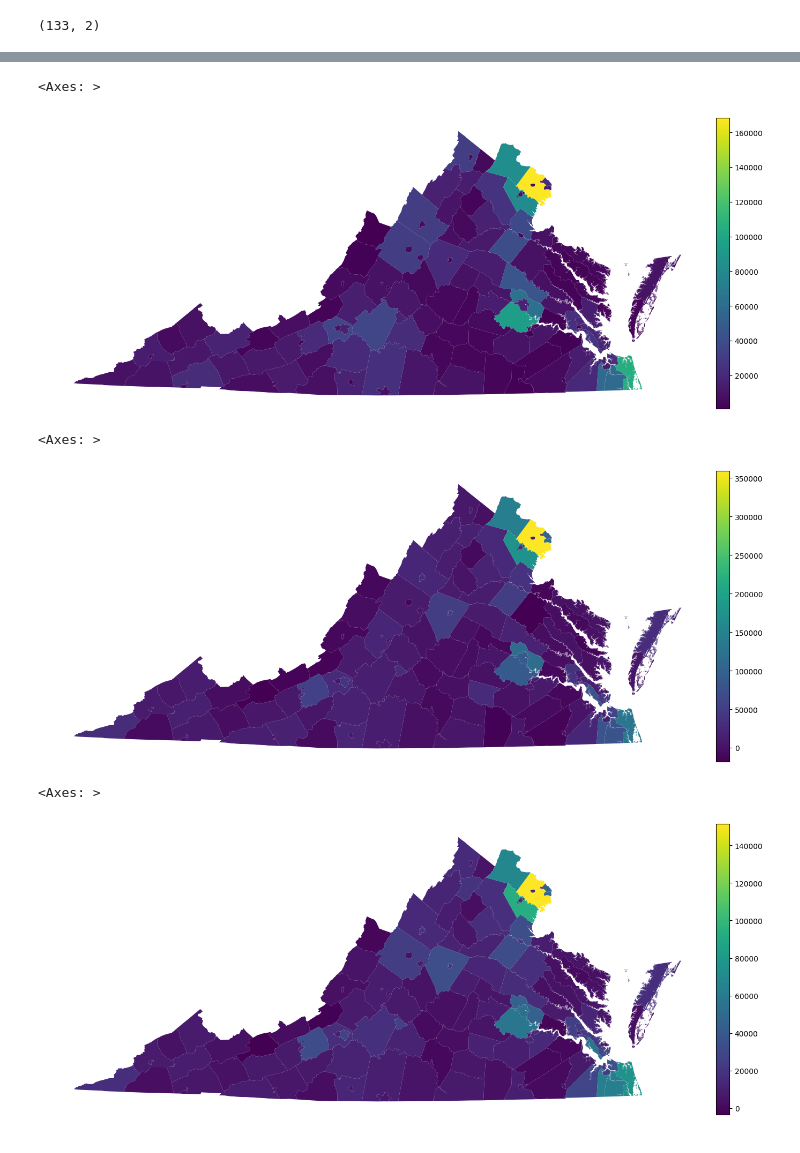
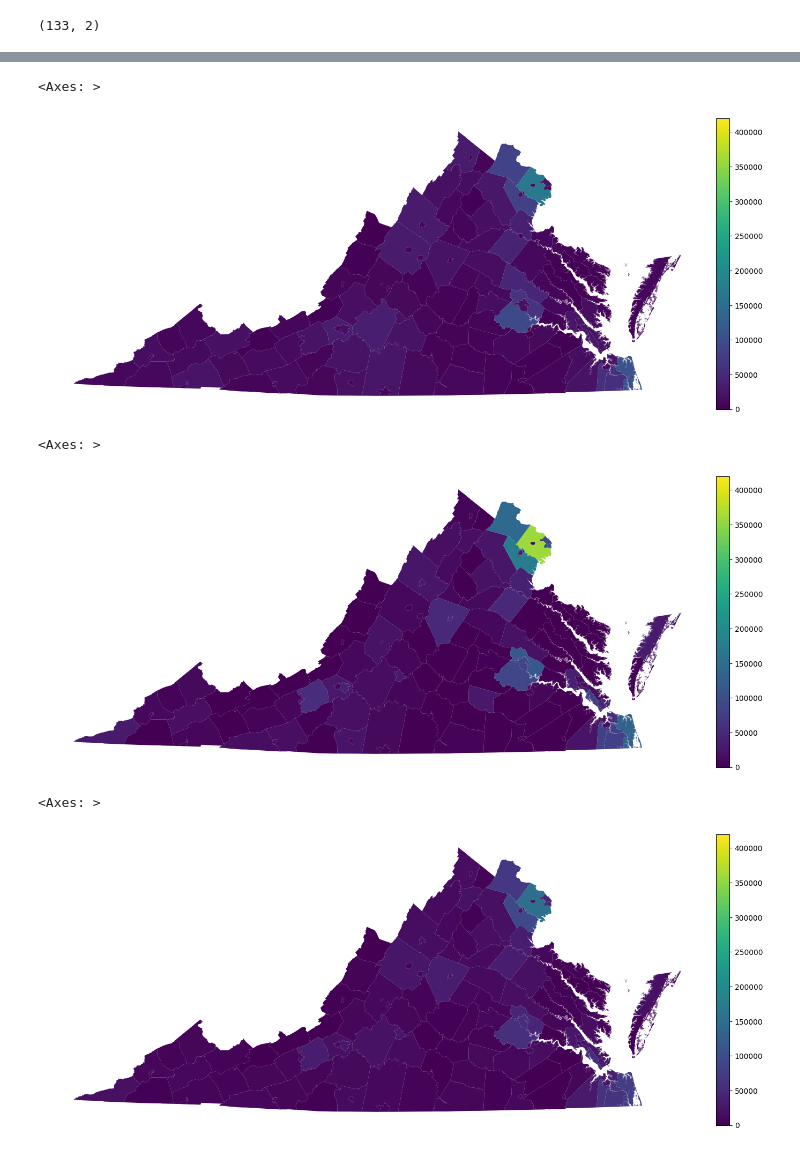
Before and after one commit to ven7sg/DS-3001-project-voting, a Jupyter notebook: Project3_model&VIS.ipynb, the cells around one changed output, grey strips where cells are left out. Saved outputs shown, nothing was run; the diff lists cells and outputs as text; code cells hidden in the pictures.

```diff
--- a/Project3_model&VIS.ipynb
+++ b/Project3_model&VIS.ipynb
@@ -143,0 +159,7 @@ VAcounty_data
+# %%
+numeric_vars = ['Income in the past 12 months below poverty level: Male', 'Income in the past 12 months below poverty level: Female', 'Income in the past 12 months at or above poverty level: Male', 'Income in the past 12 months at or above poverty level: Female']
+for column in numeric_vars:
+    sns.kdeplot(VAcounty_data[column], label=column)
+plt.xlabel('Poverty status by sex')
+plt.legend()
+plt.show()
@@ -261,27 +288,27 @@ ax = fig.add_axes([0, 0, 2, 2])
 divider = make_axes_locatable(ax)
 ax.axis('off')
 cax = divider.append_axes("right", size="2%", pad=0.08)
-df.plot(ax=ax,column='rep_votes_2020',legend=True,cax=cax)
+df.plot(ax=ax,column='rep_votes_2020',legend=True,cax=cax,vmin=0, vmax=420000)
 # %% [output]
 <Axes: >
-[figure, old version]
+[figure, new version]
 # %%
 fig = plt.figure()
 ax = fig.add_axes([0, 0, 2, 2])
 divider = make_axes_locatable(ax)
 ax.axis('off')
 cax = divider.append_axes("right", size="2%", pad=0.08)
-df.plot(ax=ax,column='dem_votes_2024',legend=True,cax=cax)
+df.plot(ax=ax,column='dem_votes_2024',legend=True,cax=cax,vmin=0, vmax=420000)
 # %% [output]
 <Axes: >
-[figure, old version]
+[figure, new version]
 # %%
 fig = plt.figure()
 ax = fig.add_axes([0, 0, 2, 2])
 divider = make_axes_locatable(ax)
 ax.axis('off')
 cax = divider.append_axes("right", size="2%", pad=0.08)
-df.plot(ax=ax,column='rep_votes_2024',legend=True,cax=cax)
+df.plot(ax=ax,column='rep_votes_2024',legend=True,cax=cax,vmin=0, vmax=420000)
 # %% [output]
 <Axes: >
-[figure, old version]
+[figure, new version]
```
Also changed, not shown: parts of 16 cells of this notebook.
